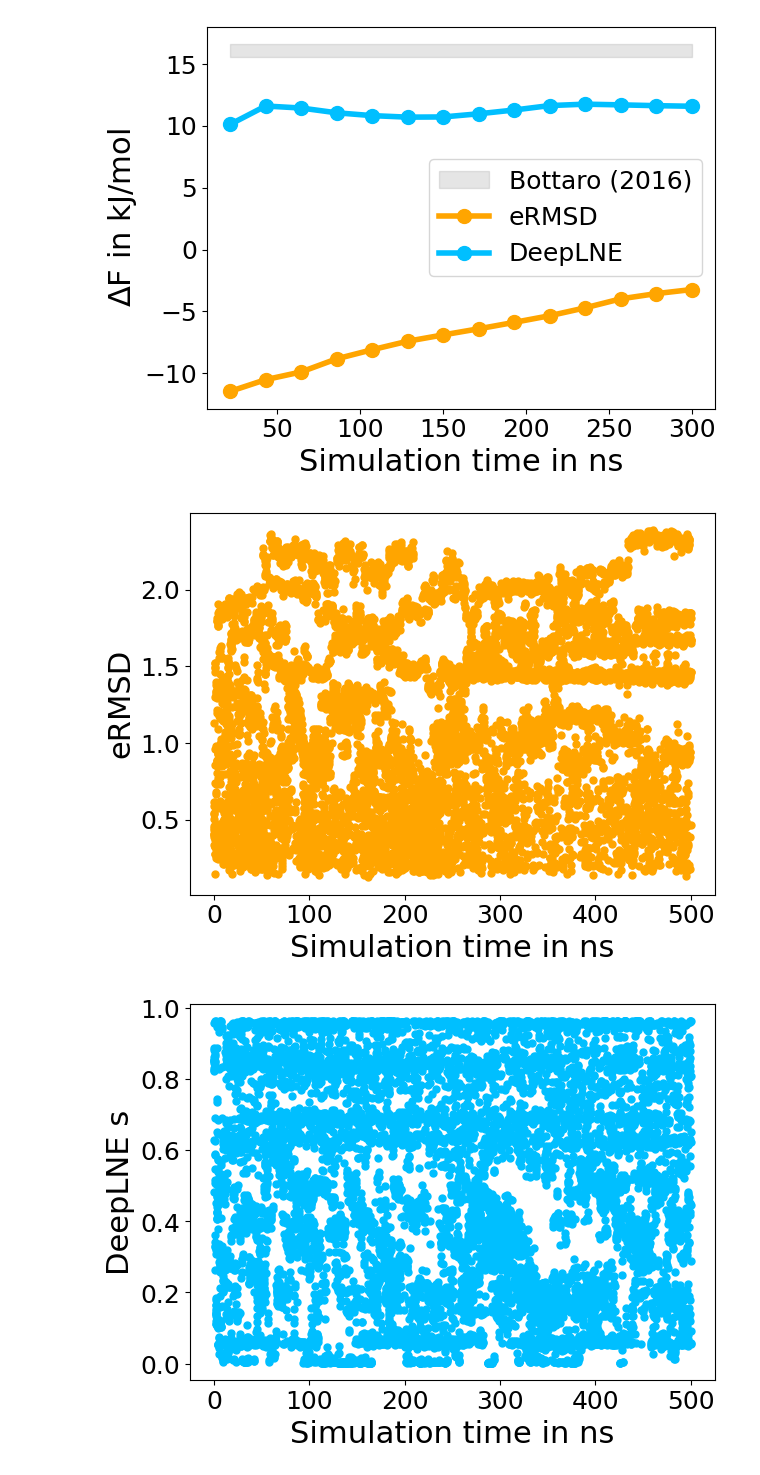
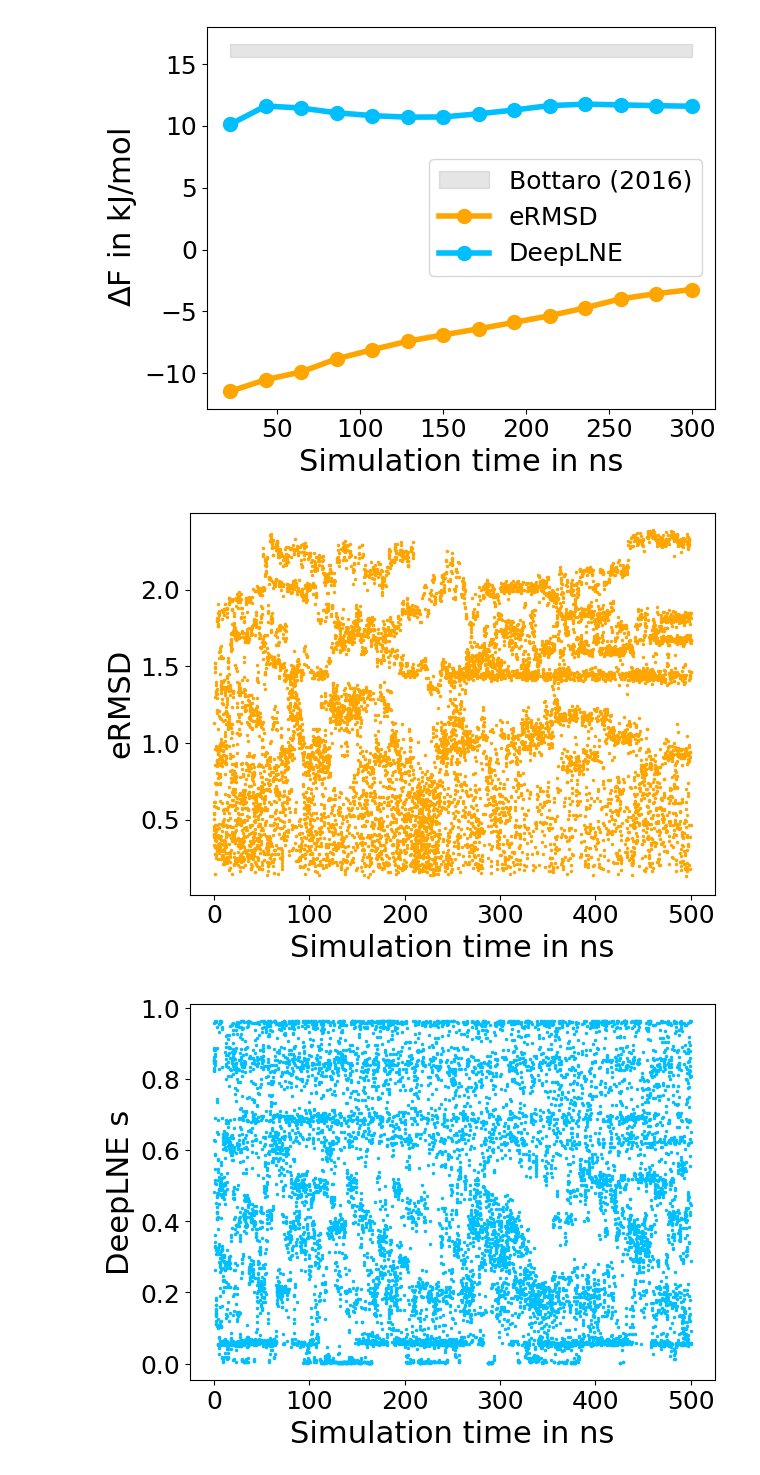
Before and after one commit to ThorbenF/DeepLNE, a Jupyter notebook: Results_RNA_TetraloopGAGA.ipynb, the cells around one changed output. Cells and saved outputs as stored; diff of their text form; code cells hidden in the pictures.

```diff
--- a/Results_RNA_TetraloopGAGA.ipynb
+++ b/Results_RNA_TetraloopGAGA.ipynb
@@ -69,25 +69,25 @@ plt.show()
 # %%
 data1=np.load('raw_data/RNA/RNA_colvar_eRMSD.npy')
 data2=np.load('raw_data/RNA/RNA_colvar_DeepLNE.npy')
 
 t=np.linspace(0,500, num=(500001))
 fig=plt.figure()
-plt.plot(t[::50],data1[:,4][::50],'.',color='#FFA500',markersize=10,alpha=1)
+plt.plot(t[::50],data1[:,4][::50],'.',color='#FFA500',markersize=3,alpha=1)
 plt.xlabel(r'Simulation time in ns',fontsize=22)
 plt.ylabel(r'eRMSD',fontsize=22)
 plt.xticks(fontsize=18)
 plt.yticks(fontsize=18)
 plt.tight_layout()
 plt.show()
 
 fig=plt.figure()
-plt.plot(t[::50],data2[:,5][::50],'.',color='#00BFFF',markersize=10,alpha=1)
+plt.plot(t[::50],data2[:,5][::50],'.',color='#00BFFF',markersize=3,alpha=1)
 plt.xlabel(r'Simulation time in ns',fontsize=22)
 plt.ylabel(r'DeepLNE s',fontsize=22)
 plt.xticks(fontsize=18)
 plt.yticks(fontsize=18)
 plt.tight_layout()
 plt.show()
 # %% [output]
-[figure, old version]
+[figure, new version]
-[figure, old version]
+[figure, new version]
```
Also changed, not shown: 2 other files.
